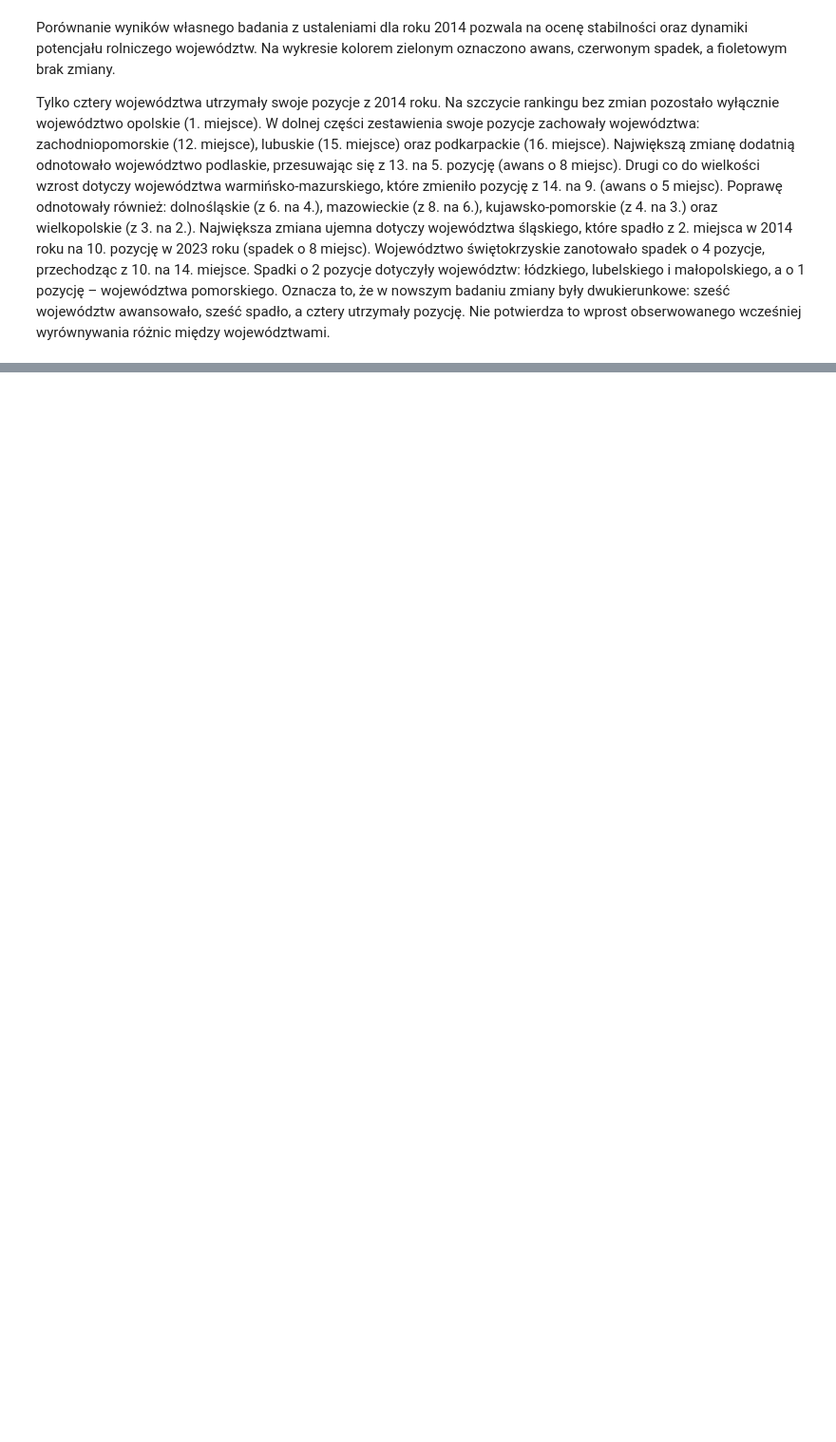
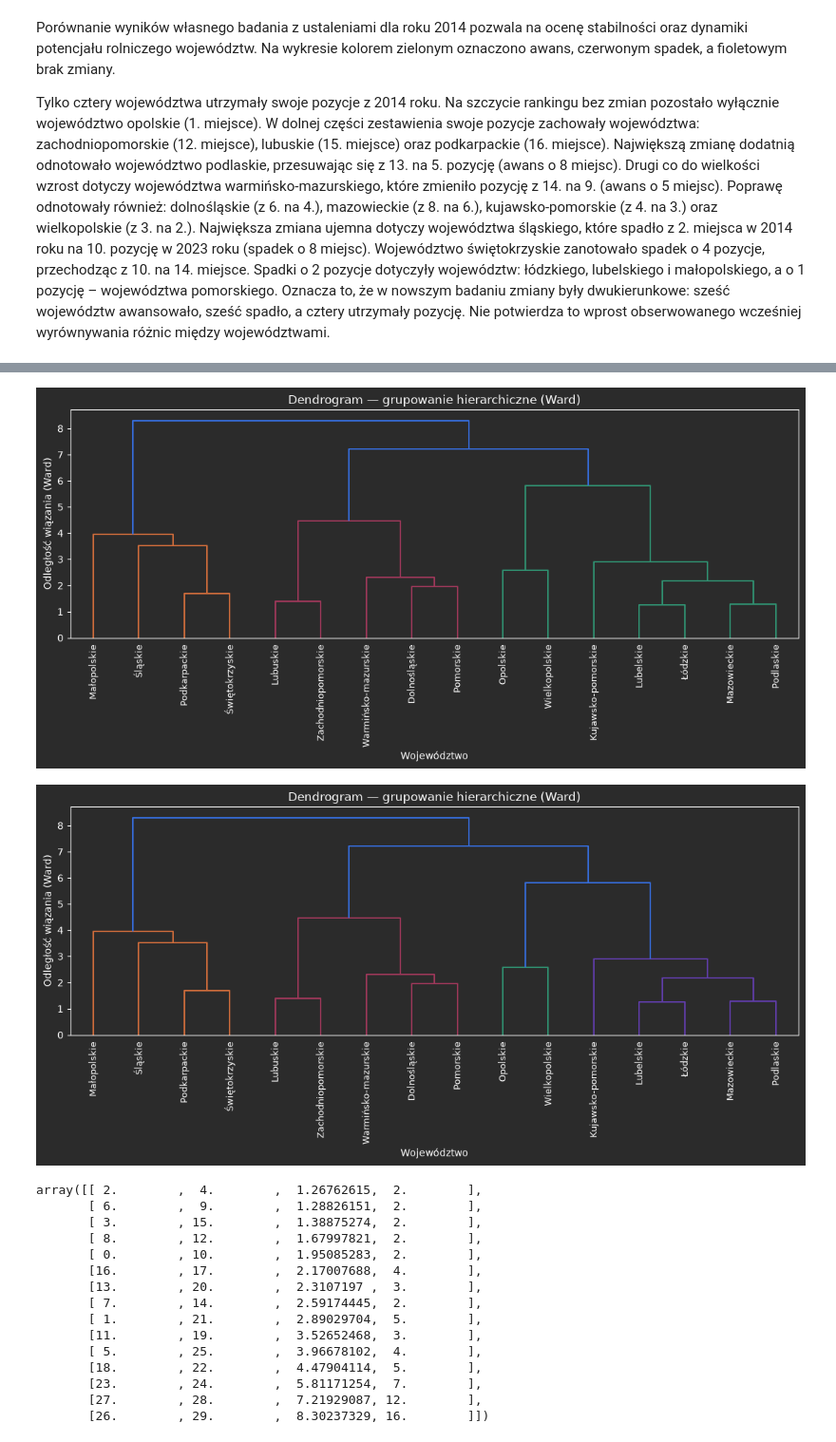
Before and after one commit to pawszu908/sad-project-1, a Jupyter notebook: Analiza.ipynb, the cells around one changed output, grey strips where cells are left out. Shown at 95% size. Saved outputs shown, nothing was run; the diff lists cells and outputs as text; code cells hidden in the pictures; blank space fills up the shorter version.

```diff
--- a/Analiza.ipynb
+++ b/Analiza.ipynb
@@ -110,5 +150,26 @@ Największą zmianę dodatnią odnotowało województwo podlaskie, przesuwając
 # %%
 import clustering
 x, names, df_indexed = clustering.prepare_clustering_data(df, z_std)
-clustering.plot_dendrogram(x, names, k=3)
+z = clustering.hierarchical_clustering(x)
+clustering.plot_dendrogram(z, names, k=3)
+clustering.plot_dendrogram(z, names, k=4)
+z
+# %% [output]
+[figure, added]
+[figure, added]
+array([[ 2.        ,  4.        ,  1.26762615,  2.        ],
+       [ 6.        ,  9.        ,  1.28826151,  2.        ],
+       [ 3.        , 15.        ,  1.38875274,  2.        ],
+       [ 8.        , 12.        ,  1.67997821,  2.        ],
+       [ 0.        , 10.        ,  1.95085283,  2.        ],
+       [16.        , 17.        ,  2.17007688,  4.        ],
+       [13.        , 20.        ,  2.3107197 ,  3.        ],
+       [ 7.        , 14.        ,  2.59174445,  2.        ],
+       [ 1.        , 21.        ,  2.89029704,  5.        ],
+       [11.        , 19.        ,  3.52652468,  3.        ],
+       [ 5.        , 25.        ,  3.96678102,  4.        ],
+       [18.        , 22.        ,  4.47904114,  5.        ],
+       [23.        , 24.        ,  5.81171254,  7.        ],
+       [27.        , 28.        ,  7.21929087, 12.        ],
+       [26.        , 29.        ,  8.30237329, 16.        ]])
 # %%
```
Also changed, not shown: parts of 15 cells of this notebook, 2 other files.
